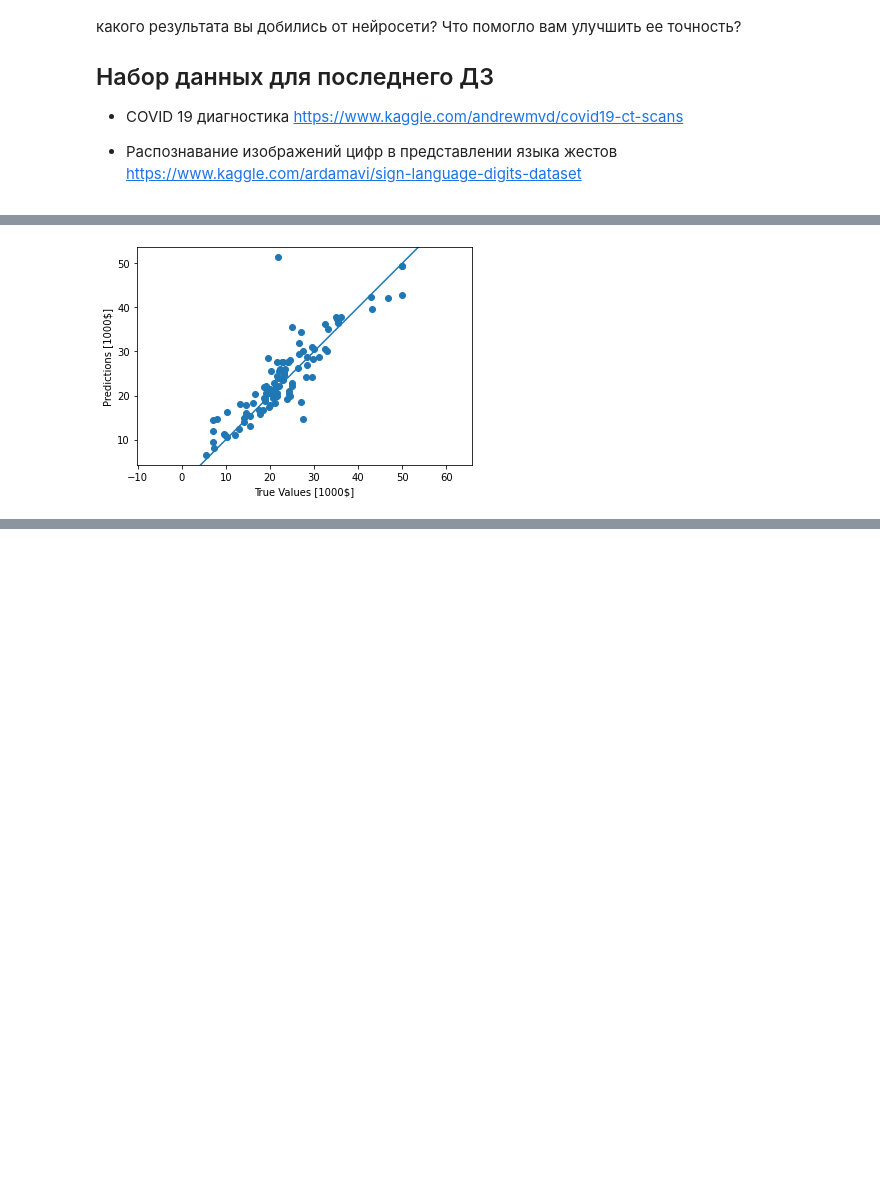
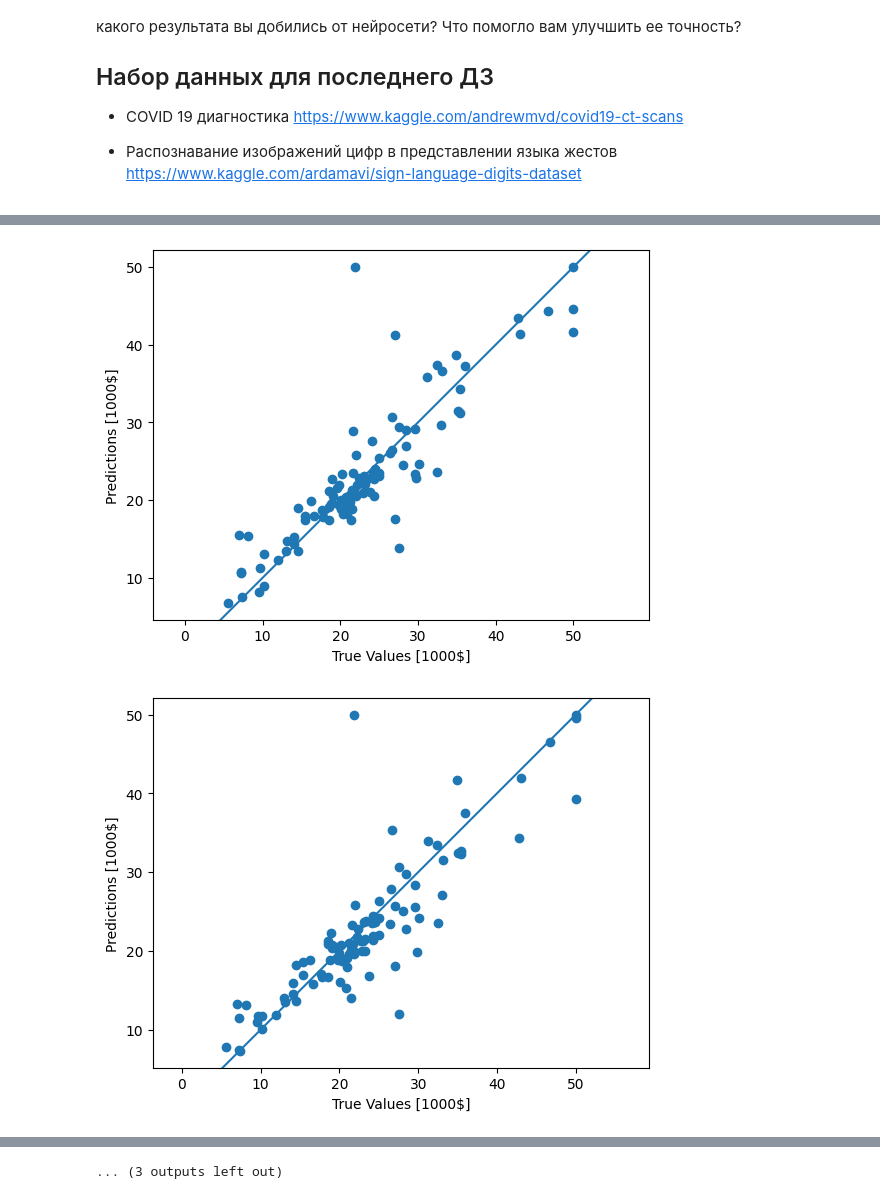
Before and after one commit to OlegRev/Introduction_to_neural_networks, a Jupyter notebook: intro_neural_network_task3.ipynb, the cells around one changed output, grey strips where cells are left out. Cells and saved outputs as stored; diff of their text form; code cells hidden in the pictures; blank space fills up the shorter version.

```diff
--- a/intro_neural_network_task3.ipynb
+++ b/intro_neural_network_task3.ipynb
@@ -136,11 +134,10 @@ Trainable params: 961
 Non-trainable params: 0
 _________________________________________________________________
 # %%
-# Сохраним тренировочную статистику
 for model in models_dict['models']:
     models_dict['model_historys'].append(model.fit(train_data,
                                                    train_labels,
-                                                   epochs=333,
+                                                   epochs=300,
                                                    validation_split=0.2,
                                                    verbose=0)
                                         )
@@ -157,7 +154,8 @@ def plot_history(history):
            np.array(history.history[keys_list[-1]]),
            label = 'val loss')
     plt.legend()
-    plt.ylim([0, 5])
+    #plt.ylim([0, 5])
+    plt.show()
 # %%
 for history in models_dict['model_historys']:
     #keys_list = list(history.history.keys())
@@ -182,12 +178,11 @@ for history in models_dict['model_historys']:
 # %%
-model = build_model()
+for model in models_dict['models']:
 
-early_stop = keras.callbacks.EarlyStopping(monitor='val_loss',
-                                           patience=20)
+    early_stop = keras.callbacks.EarlyStopping(monitor='val_loss',
+                                               patience=20)
 
-history = model.fit(train_data, train_labels, epochs=EPOCHS,
-                    validation_split=0.2, verbose=0,
-                    callbacks=[early_stop, PrintDot()])
+    history = model.fit(train_data, train_labels, epochs=1000,
+                        validation_split=0.2, verbose=0,)
 
-plot_history(history)
+    plot_history(history)
 # %% [output]
@@ -196,5 +202,6 @@ plot_history(history)
 # %%
-[loss, mae] = model.evaluate(test_data, test_labels, verbose=0)
+for model in models_dict['models']:
+    [loss, mae] = model.evaluate(test_data, test_labels, verbose=0)
 
-print("Testing set Mean Abs Error: ${:7.2f}".format(mae * 1000))
+    print("Testing set Mean Abs Error: ${:7.2f}".format(mae * 1000))
 # %% [output]
@@ -202,12 +223,16 @@ Testing set Mean Abs Error: $2969.95
 # %%
-test_predictions = model.predict(test_data).flatten()
-
-plt.scatter(test_labels, test_predictions)
-plt.xlabel('True Values [1000$]')
-plt.ylabel('Predictions [1000$]')
-plt.axis('equal')
-plt.xlim(plt.xlim())
-plt.ylim(plt.ylim())
-_ = plt.plot([-100, 100], [-100, 100])
+models_dict['test_predictions']=[]
+for model in models_dict['models']:
+    test_predictions = model.predict(test_data).flatten()
+    models_dict['test_predictions'].append(test_predictions)
+    plt.scatter(test_labels, test_predictions)
+    plt.xlabel('True Values [1000$]')
+    plt.ylabel('Predictions [1000$]')
+    plt.axis('equal')
+    plt.xlim(plt.xlim())
+    plt.ylim(plt.ylim())
+    _ = plt.plot([-100, 100], [-100, 100])
+    plt.show()
 # %% [output]
-[figure, old version]
+[figure, new version]
+[figure, added]
@@ -214 +249,2 @@ _ = plt.plot([-100, 100], [-100, 100])
+... (3 outputs left out)
 # %%
```
Also changed, not shown: parts of 12 cells of this notebook.
